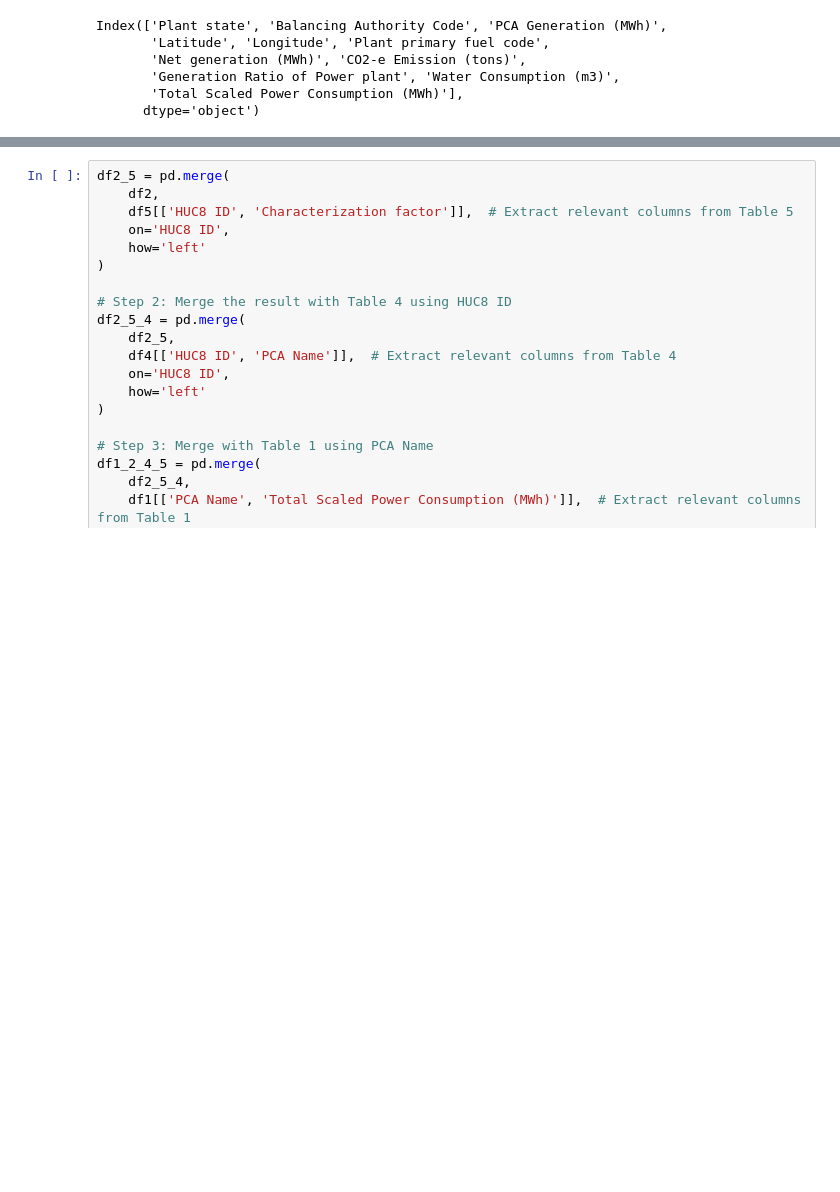
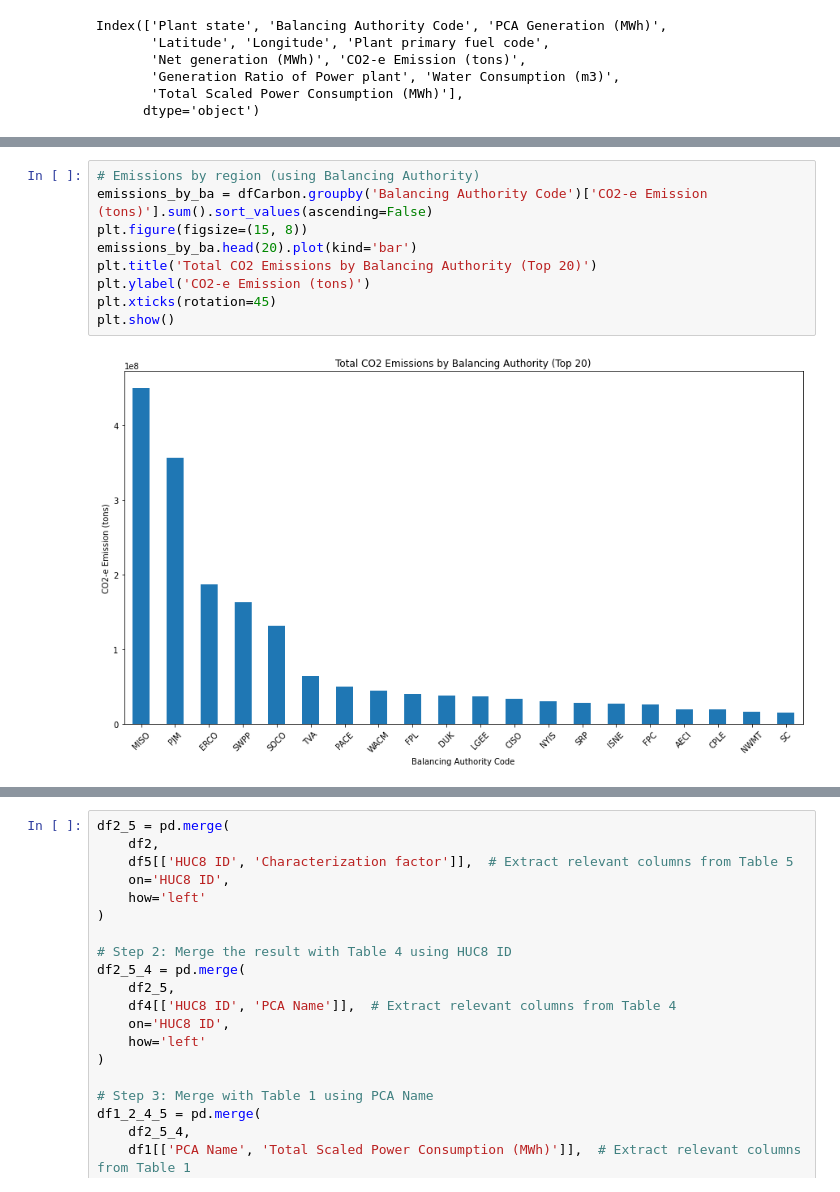
Before and after one commit to ChhaviDixit/ML-Climate, a Jupyter notebook: src/src/Data Center Sustainability Score.ipynb, the cells around one changed output, grey strips where cells are left out. Drawn from its saved outputs; the diff is of its cells as text; blank space fills up the shorter version.

```diff
--- a/src/src/Data Center Sustainability Score.ipynb
+++ b/src/src/Data Center Sustainability Score.ipynb
@@ -154,0 +247,11 @@ Index(['Plant state', 'Balancing Authority Code', 'PCA Generation (MWh)',
+# %%
+# Emissions by region (using Balancing Authority)
+emissions_by_ba = dfCarbon.groupby('Balancing Authority Code')['CO2-e Emission (tons)'].sum().sort_values(ascending=False)
+plt.figure(figsize=(15, 8))
+emissions_by_ba.head(20).plot(kind='bar')
+plt.title('Total CO2 Emissions by Balancing Authority (Top 20)')
+plt.ylabel('CO2-e Emission (tons)')
+plt.xticks(rotation=45)
+plt.show()
+# %% [output]
+[figure, added]
```
Also changed, not shown: parts of 13 cells of this notebook.
